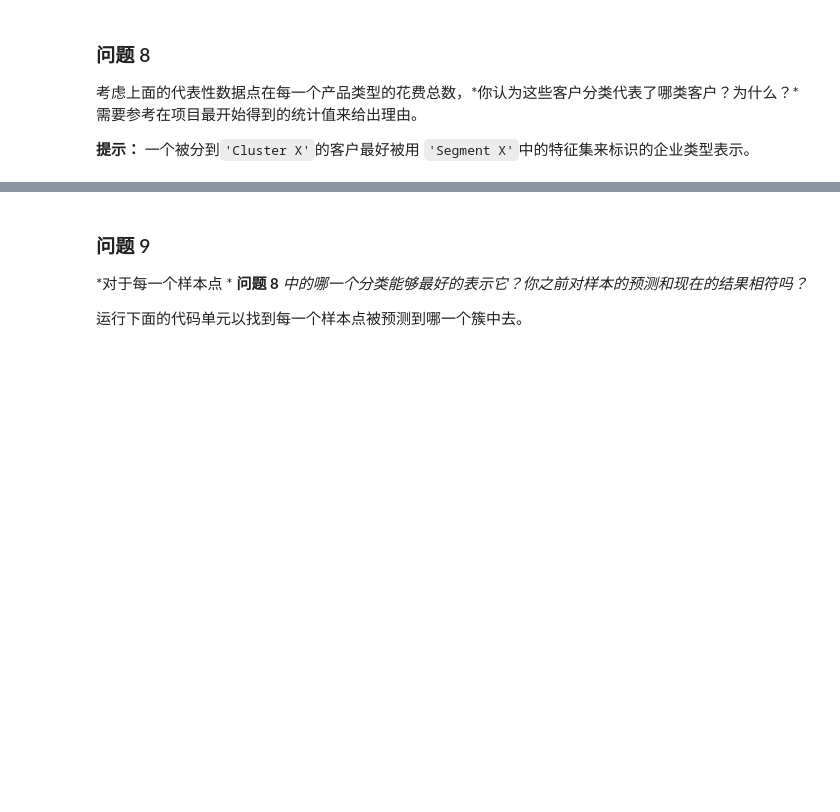
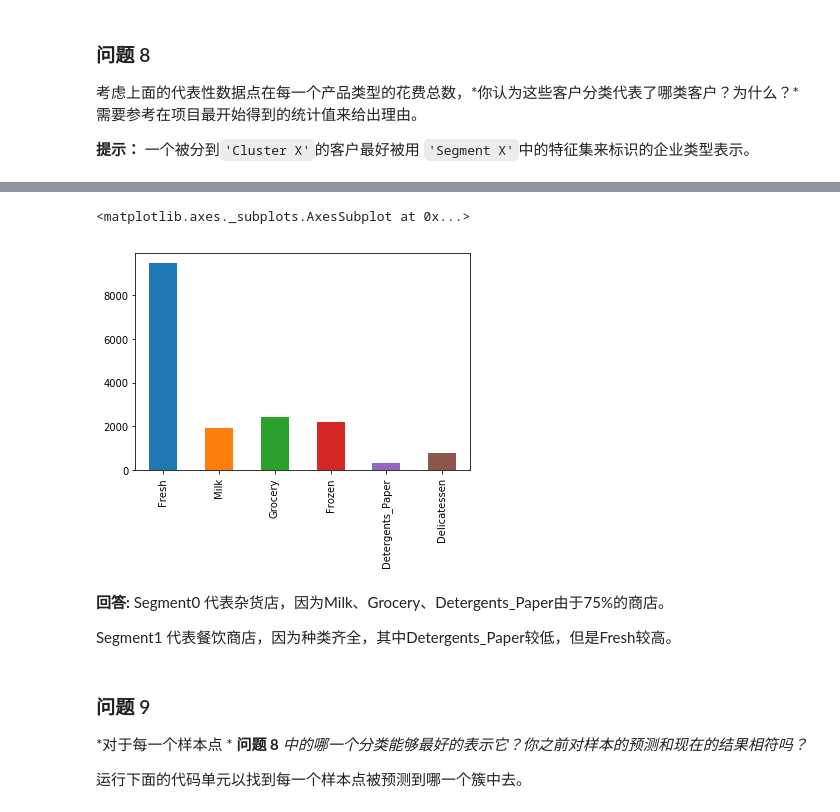
Before and after one commit to le773/PythonDebug, a Jupyter notebook: Q2/creating_customer_segments/customer_segments.ipynb, the cells around one changed output, grey strips where cells are left out. Cells and saved outputs as stored; diff of their text form; code cells hidden in the pictures; blank space fills up the shorter version.

```diff
--- a/Q2/creating_customer_segments/customer_segments.ipynb
+++ b/Q2/creating_customer_segments/customer_segments.ipynb
@@ -810,3 +828,14 @@ display(true_centers)
+# %%
+#segment 1
+true_centers.iloc[1].plot(kind='bar')
+# %% [output]
+<matplotlib.axes._subplots.AxesSubplot at 0x...>
+[figure, added]
+# %% [markdown]
+**回答:**
+Segment0 代表杂货店，因为Milk、Grocery、Detergents_Paper由于75%的商店。
+
+Segment1 代表餐饮商店，因为种类齐全，其中Detergents_Paper较低，但是Fresh较高。
 # %% [markdown]
 ### 问题 9
 *对于每一个样本点 * **问题 8**  *中的哪一个分类能够最好的表示它？你之前对样本的预测和现在的结果相符吗？*
```
Also changed, not shown: parts of 20 cells of this notebook, 8 other files.
